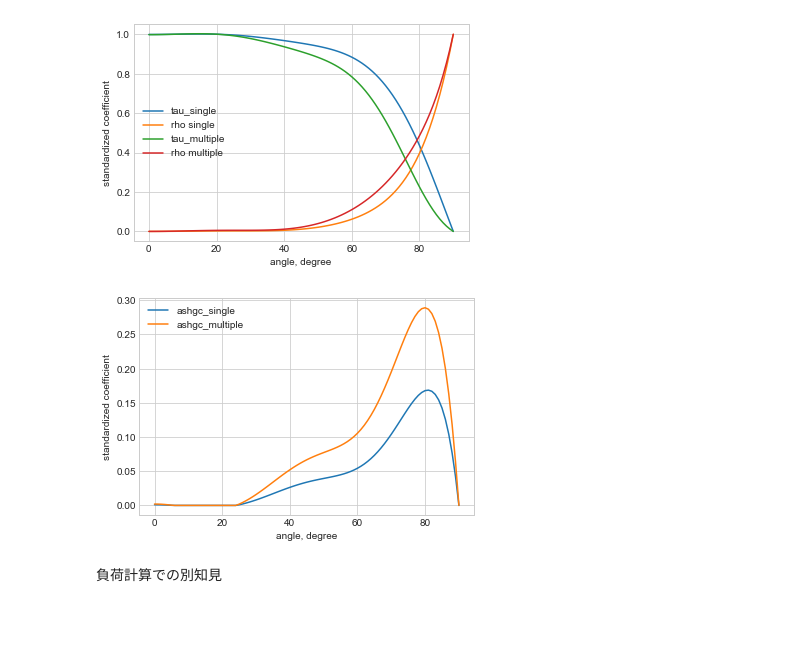
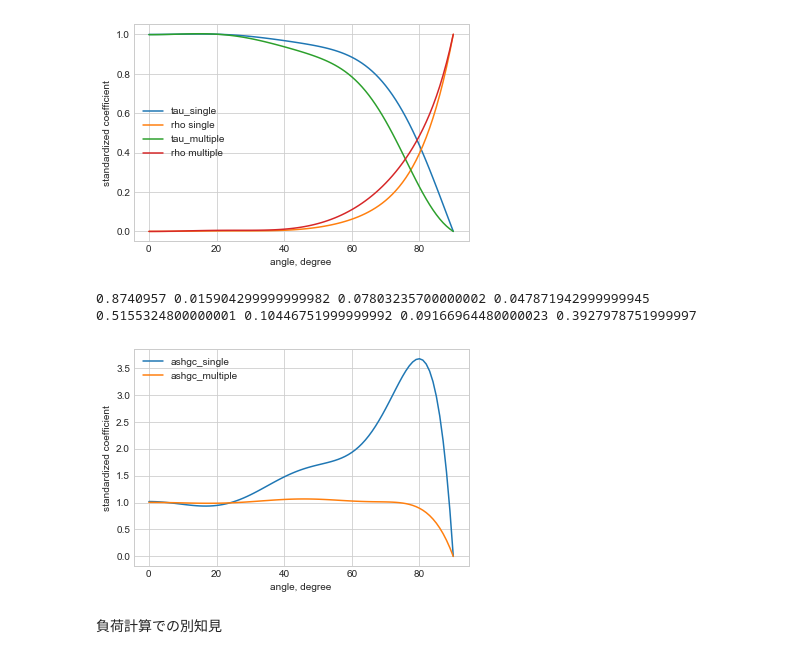
Before and after one commit to BRI-EES-House/heat_load_calc, a Jupyter notebook: notebook/initializer/oblique_incidence_charac.ipynb, the cells around one changed output. Saved outputs shown, nothing was run; the diff lists cells and outputs as text; code cells hidden in the pictures; blank space fills up the shorter version.

```diff
--- a/notebook/initializer/oblique_incidence_charac.ipynb
+++ b/notebook/initializer/oblique_incidence_charac.ipynb
@@ -117,19 +117,31 @@ plt.show()
 # %%
 plt.style.use('seaborn-whitegrid')
 fig = plt.figure()
 ax = fig.subplots()
 
 phi = np.arange(start= 0.0, stop= 91.0, step = 1.0)
-ax.plot(phi, window.get_c_ashgc(theta_aoi_i_k=np.radians(phi), glazing_type_j='single'), label='ashgc_single')
-ax.plot(phi, window.get_c_ashgc(theta_aoi_i_k=np.radians(phi), glazing_type_j='multiple'), label='ashgc_multiple')
+
+tau_value, ashgc_value, rho_value, a_value = window.get_tau_and_ashgc_rho_a(eta_w=0.89,
+                                                                glazing_type_j='single',
+                                                                glass_area_ratio_j=1.0)
+print(tau_value, ashgc_value, rho_value, a_value)
+ax.plot(phi, window.get_ashgc_d_j(theta_aoi_i_k=np.radians(phi), glazing_type_j='single', tau_w=tau_value, rho_w=rho_value), label='ashgc_single')
+
+tau_value, ashgc_value, rho_value, a_value = window.get_tau_and_ashgc_rho_a(eta_w=0.62,
+                                                                glazing_type_j='multiple',
+                                                                glass_area_ratio_j=1.0)
+print(tau_value, ashgc_value, rho_value, a_value)
+ax.plot(phi, window.get_ashgc_d_j(theta_aoi_i_k=np.radians(phi), glazing_type_j='multiple', tau_w=tau_value, rho_w=rho_value), label='ashgc_multiple')
 
 ax.set_xlabel('angle, degree')
 ax.set_ylabel('standardized coefficient')
 
 plt.legend()
 plt.show()
 # %% [output]
+0.8740957 0.015904299999999982 0.07803235700000002 0.047871942999999945
+0.5155324800000001 0.10446751999999992 0.09166964480000023 0.3927978751999997
-[figure, old version]
+[figure, new version]
 # %% [markdown]
 負荷計算での別知見
 # %%
```
Also changed, not shown: parts of 9 cells of this notebook.
